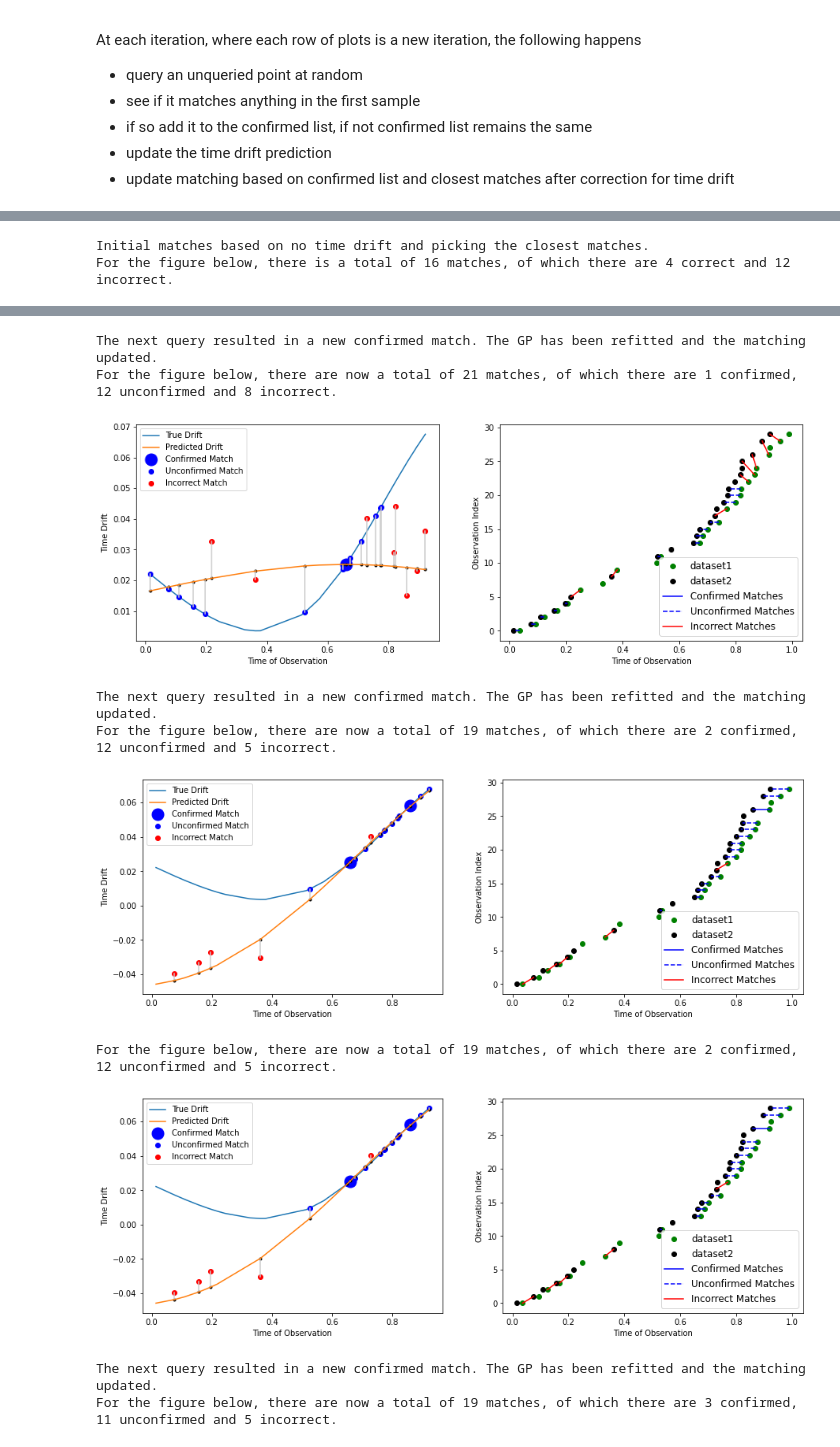
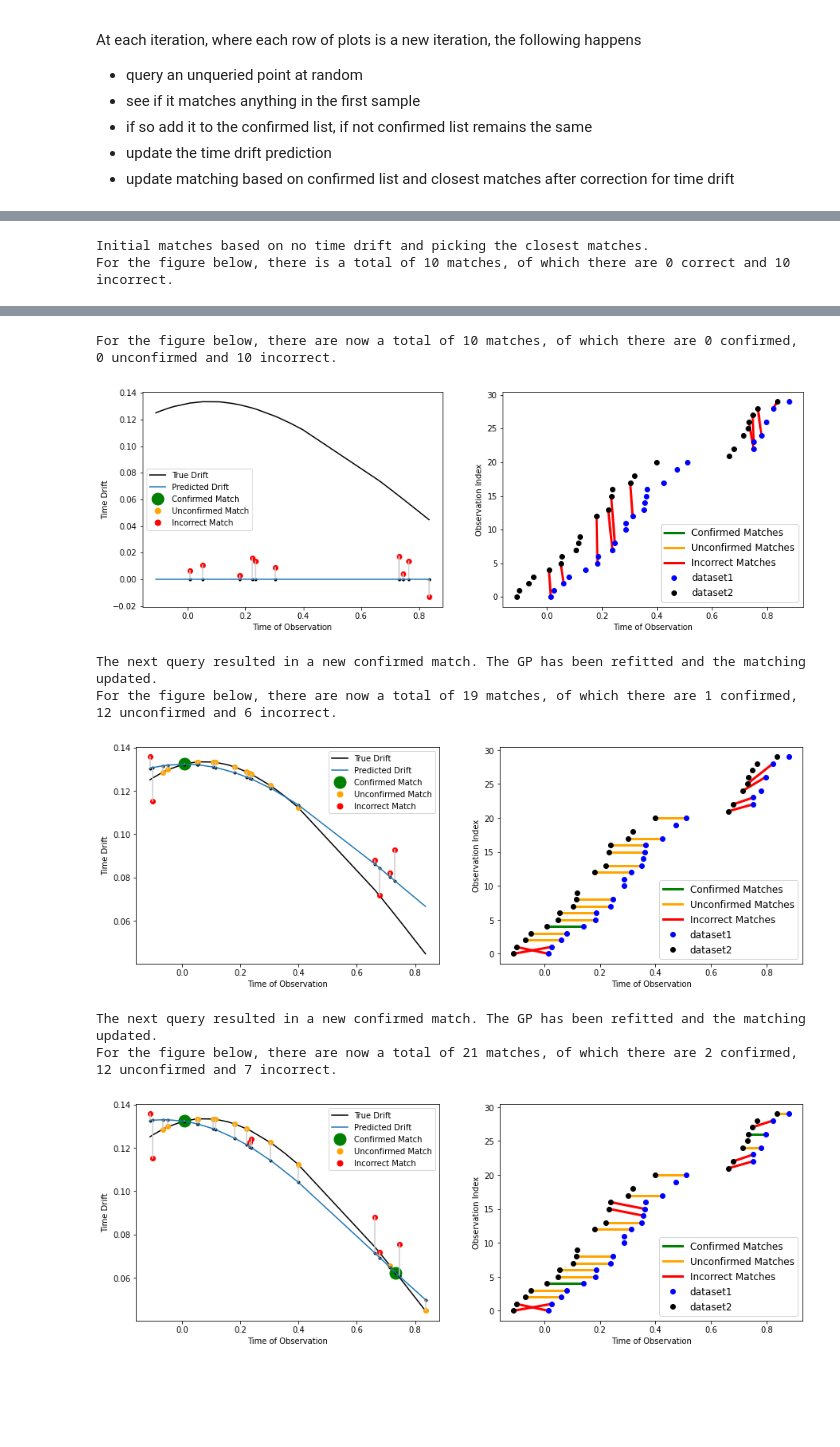
Before and after one commit to sdrogers/CLGP, a Jupyter notebook: CLMSSimpleExample.ipynb, the cells around one changed output, grey strips where cells are left out. Saved outputs shown, nothing was run; the diff lists cells and outputs as text; code cells hidden in the pictures; blank space fills up the shorter version.

Commit message:
updated plotting

```diff
--- a/CLMSSimpleExample.ipynb
+++ b/CLMSSimpleExample.ipynb
@@ -110,7 +111,7 @@ array([0.01417961, 0.07586707, 0.10951618, 0.15715286, 0.19563538,
 # %%
-n_its = 10
+n_its = 3 # traffic light colouring
 max_rt = 0.02
 SimpleExperiment(n_its,observed_1, observed_2, data_1_idx, data_2_idx, frag_1, main_K, max_rt,true_vals,true_offset_function).run()
 # %% [output]
 Initial matches based on no time drift and picking the closest matches.
-For the figure below, there is a total of 16 matches, of which there are 4 correct and 12 incorrect.
+For the figure below, there is a total of 10 matches, of which there are 0 correct and 10 incorrect.
@@ -118,10 +119,8 @@ For the figure below, there is a total of 16 matches, of which there are 4 corre
-The next query resulted in a new confirmed match. The GP has been refitted and the matching updated.
-For the figure below, there are now a total of 21 matches, of which there are 1 confirmed, 12 unconfirmed and 8 incorrect.
+For the figure below, there are now a total of 10 matches, of which there are 0 confirmed, 0 unconfirmed and 10 incorrect.
-[figure, old version]
+[figure, new version]
 The next query resulted in a new confirmed match. The GP has been refitted and the matching updated.
-For the figure below, there are now a total of 19 matches, of which there are 2 confirmed, 12 unconfirmed and 5 incorrect.
+For the figure below, there are now a total of 19 matches, of which there are 1 confirmed, 12 unconfirmed and 6 incorrect.
-[figure, old version]
+[figure, new version]
-For the figure below, there are now a total of 19 matches, of which there are 2 confirmed, 12 unconfirmed and 5 incorrect.
+The next query resulted in a new confirmed match. The GP has been refitted and the matching updated.
+For the figure below, there are now a total of 21 matches, of which there are 2 confirmed, 12 unconfirmed and 7 incorrect.
-[figure, old version]
+[figure, new version]
-The next query resulted in a new confirmed match. The GP has been refitted and the matching updated.
-For the figure below, there are now a total of 19 matches, of which there are 3 confirmed, 11 unconfirmed and 5 incorrect.
```
Also changed, not shown: parts of 6 cells of this notebook, 1 other file.
